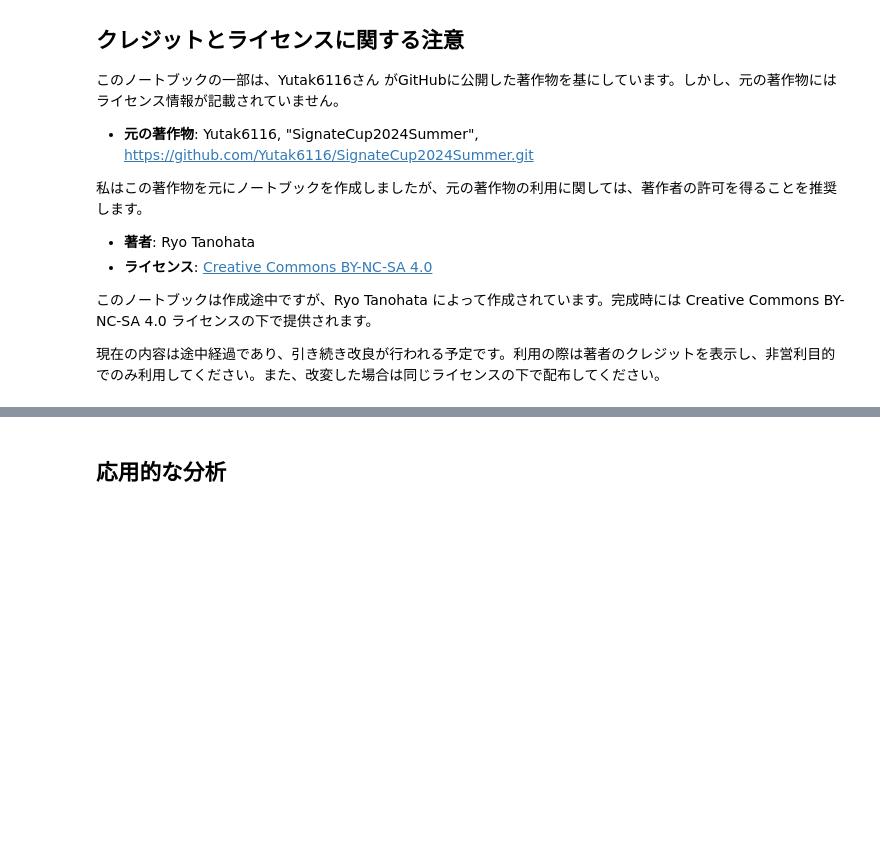
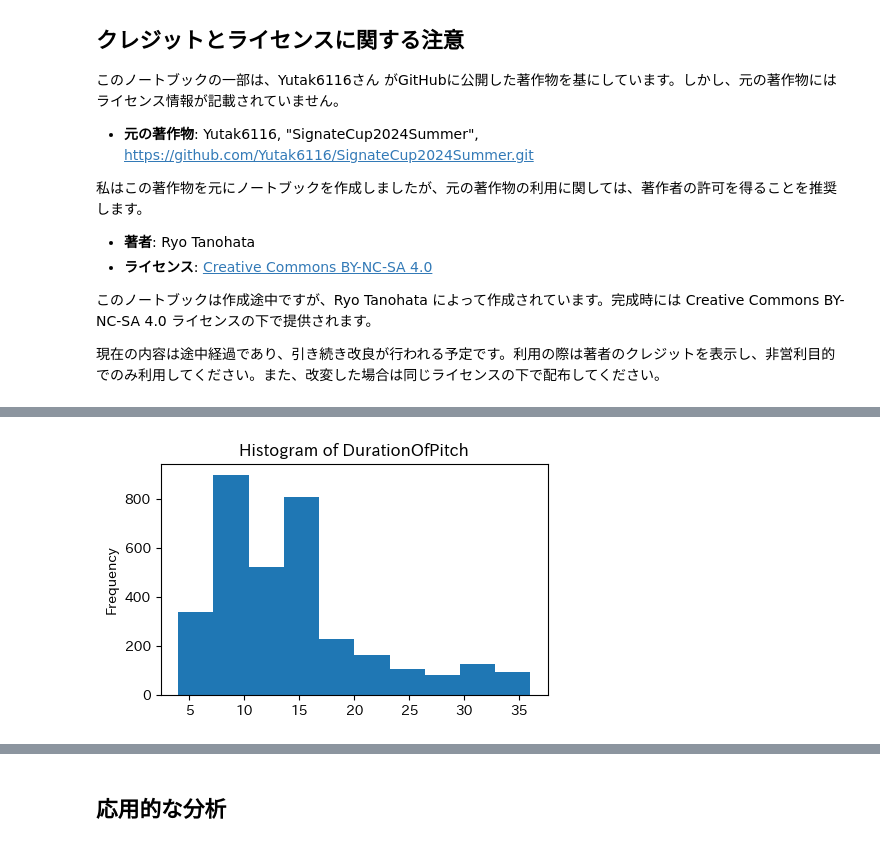
Before and after one commit to Ry02024/SignateCup2024Summer_Ry03, a Jupyter notebook: CompeCode.ipynb, the cells around one changed output, grey strips where cells are left out. Drawn from its saved outputs; the diff is of its cells as text; code cells hidden in the pictures; blank space fills up the shorter version.

```diff
--- a/CompeCode.ipynb
+++ b/CompeCode.ipynb
@@ -210,0 +31,8 @@ import pandas as pd
+# %%
+data_dir = "/content/drive/MyDrive/0.Working/active/signate/旅行パッケージの成約率予測/"
+train = pd.read_csv(data_dir + "train.csv")
+test = pd.read_csv(data_dir + "test.csv")
+# %%
+train_x = train.drop(['id', 'ProdTaken'], axis=1)
+train_y = train['ProdTaken']
+test_x = test.drop(['id'], axis=1)
@@ -210,0 +55,2 @@ import pandas as pd
+# %%
+train_DurationOfPitch = train_x['DurationOfPitch'].apply(preprocessing.convert_to_minutes)
@@ -210,0 +67,4 @@ import pandas as pd
+# %%
+visualization.HistChart(train_DurationOfPitch)
+# %% [output]
+[figure, added]
```
Also changed, not shown: parts of 57 cells of this notebook.
